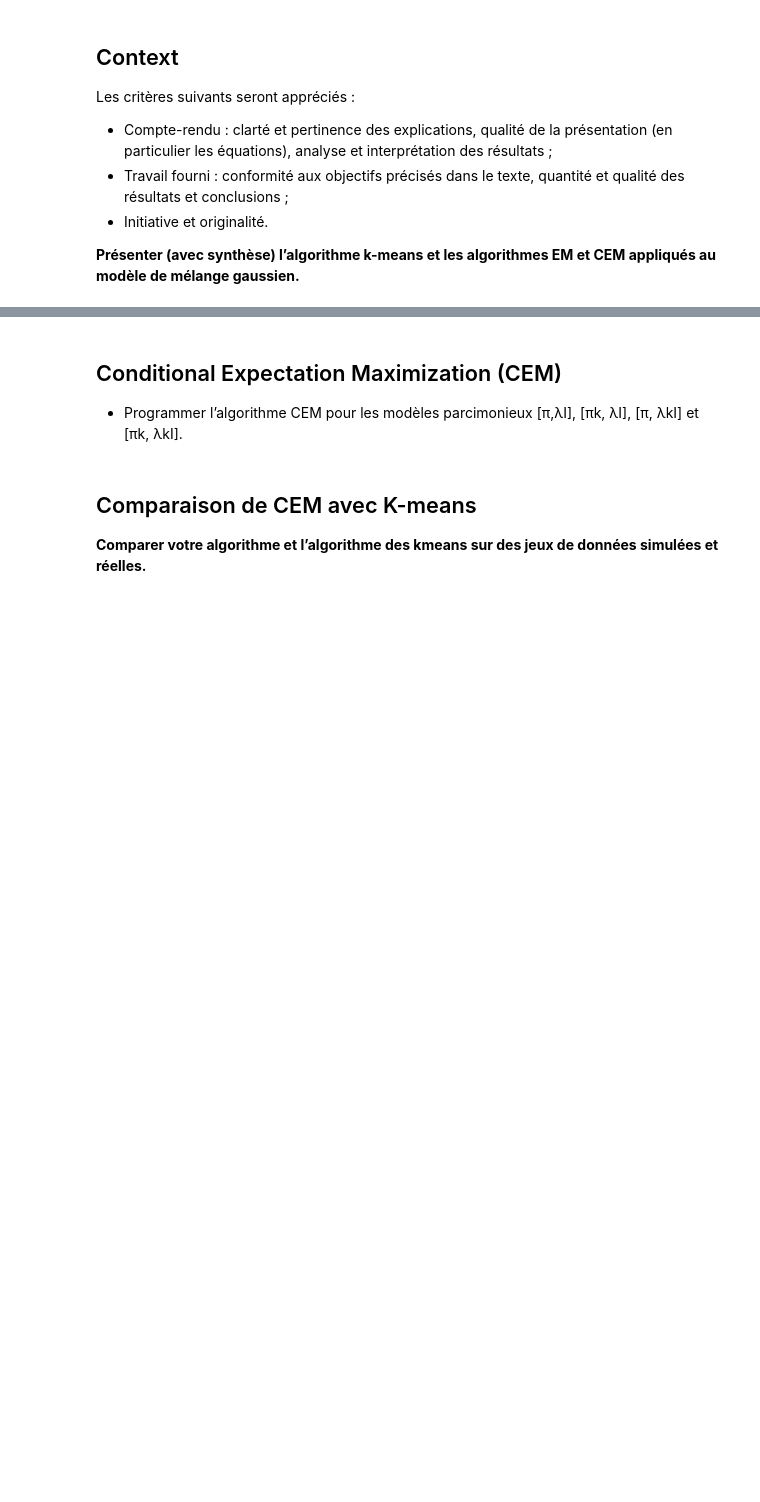
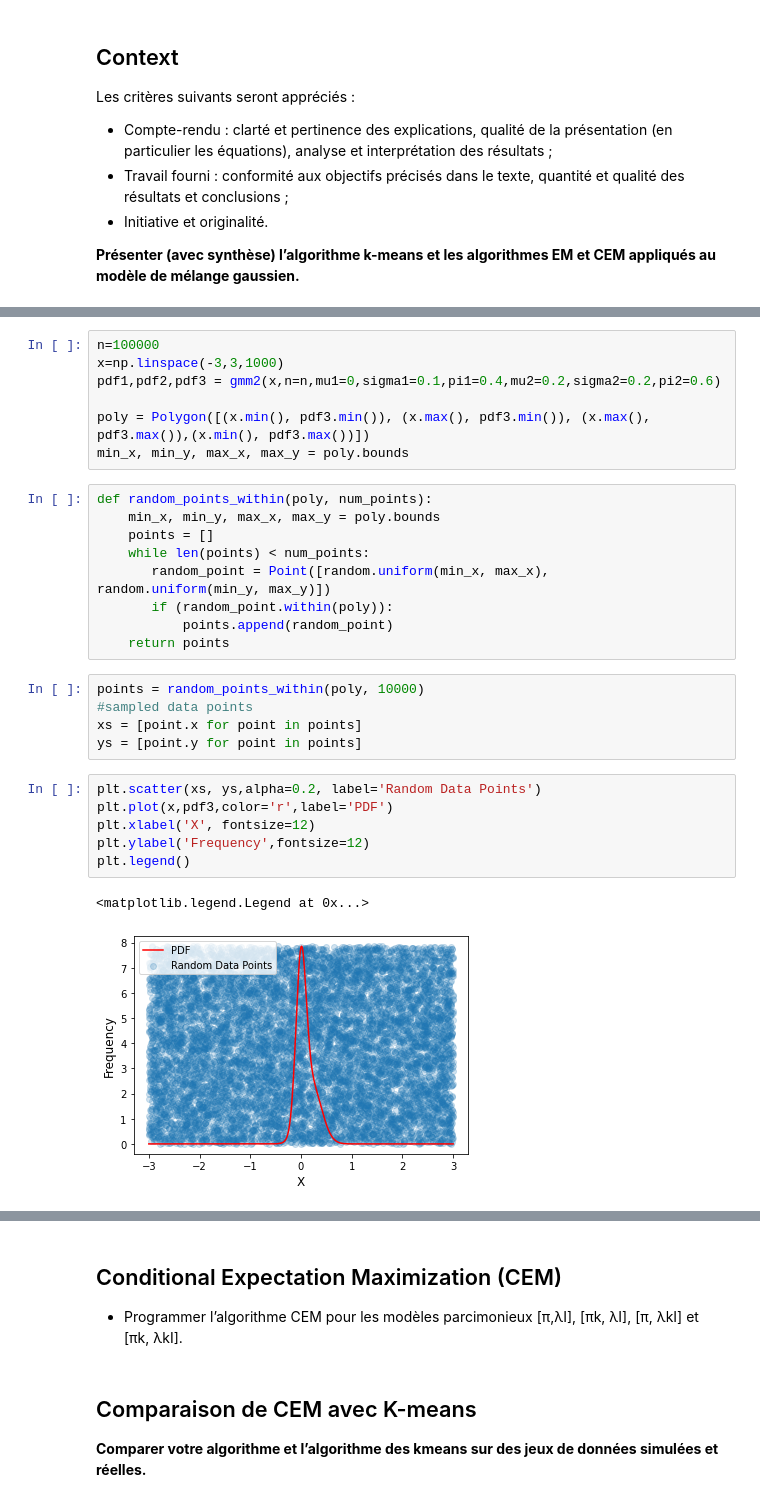
Before and after one commit to mohcineelharras/daml_project, a Jupyter notebook: project/daml_project.ipynb, the cells around one changed output, grey strips where cells are left out. Saved outputs shown, nothing was run; the diff lists cells and outputs as text; blank space fills up the shorter version.

```diff
--- a/project/daml_project.ipynb
+++ b/project/daml_project.ipynb
@@ -92,0 +106,30 @@ array([1, 0])
+# %%
+n=100000
+x=np.linspace(-3,3,1000)
+pdf1,pdf2,pdf3 = gmm2(x,n=n,mu1=0,sigma1=0.1,pi1=0.4,mu2=0.2,sigma2=0.2,pi2=0.6)
+
+poly = Polygon([(x.min(), pdf3.min()), (x.max(), pdf3.min()), (x.max(), pdf3.max()),(x.min(), pdf3.max())])
+min_x, min_y, max_x, max_y = poly.bounds
+# %%
+def random_points_within(poly, num_points):
+    min_x, min_y, max_x, max_y = poly.bounds
+    points = []
+    while len(points) < num_points:
+       random_point = Point([random.uniform(min_x, max_x),  random.uniform(min_y, max_y)])
+       if (random_point.within(poly)):
+           points.append(random_point)
+    return points
+# %%
+points = random_points_within(poly, 10000)
+#sampled data points
+xs = [point.x for point in points]
+ys = [point.y for point in points]
+# %%
+plt.scatter(xs, ys,alpha=0.2, label='Random Data Points')
+plt.plot(x,pdf3,color='r',label='PDF')
+plt.xlabel('X', fontsize=12)
+plt.ylabel('Frequency',fontsize=12)
+plt.legend()
+# %% [output]
+<matplotlib.legend.Legend at 0x...>
+[figure, added]
```
Also changed, not shown: parts of 40 cells of this notebook.
